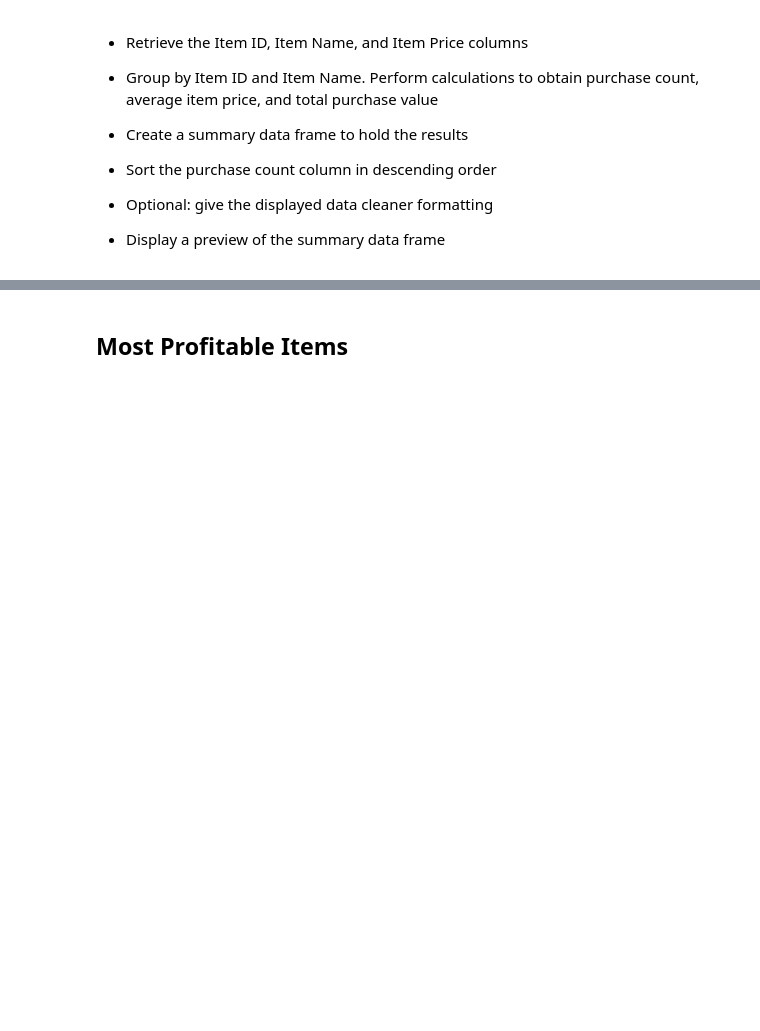
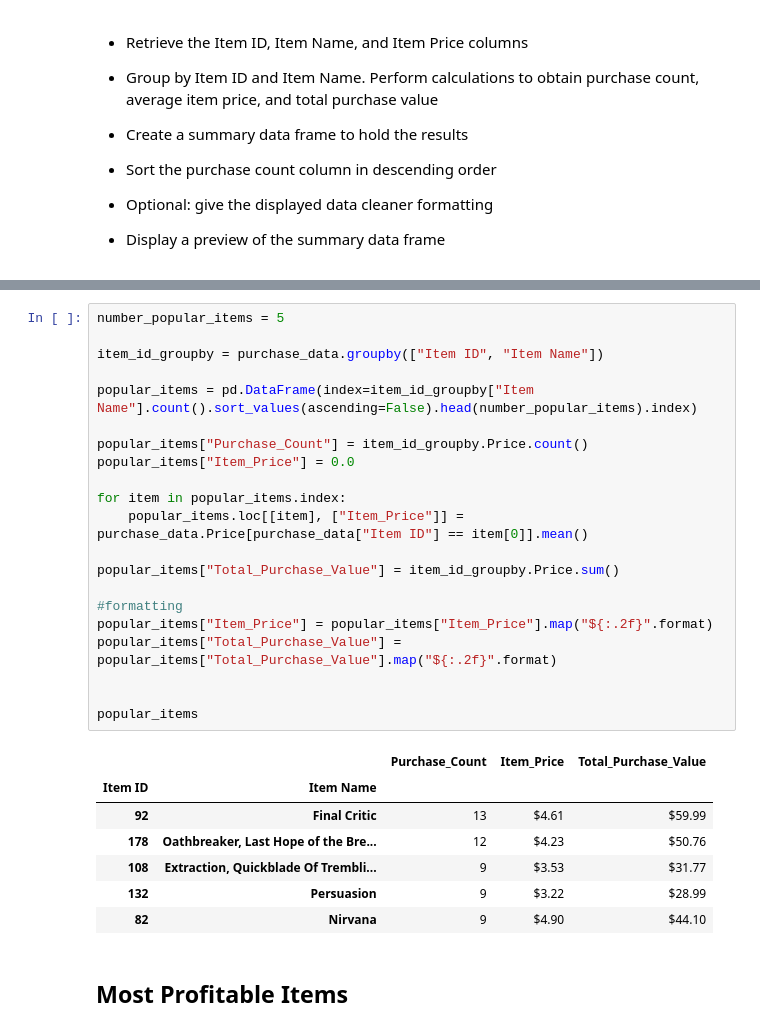
Before and after one commit to jordanroessle/pandas-challenge, a Jupyter notebook: HeroesOfPymoli/HeroesOfPymoli_starter.ipynb, the cells around one changed output, grey strips where cells are left out. Drawn from its saved outputs; the diff is of its cells as text; blank space fills up the shorter version.

```diff
--- a/HeroesOfPymoli/HeroesOfPymoli_starter.ipynb
+++ b/HeroesOfPymoli/HeroesOfPymoli_starter.ipynb
@@ -274,3 +256,32 @@ age_analysis
+# %%
+number_popular_items = 5
+
+item_id_groupby = purchase_data.groupby(["Item ID", "Item Name"])
+
+popular_items = pd.DataFrame(index=item_id_groupby["Item Name"].count().sort_values(ascending=False).head(number_popular_items).index)
+
+popular_items["Purchase_Count"] = item_id_groupby.Price.count()
+popular_items["Item_Price"] = 0.0
+
+for item in popular_items.index:
+    popular_items.loc[[item], ["Item_Price"]] = purchase_data.Price[purchase_data["Item ID"] == item[0]].mean()
+
+popular_items["Total_Purchase_Value"] = item_id_groupby.Price.sum()
+
+#formatting
+popular_items["Item_Price"] = popular_items["Item_Price"].map("${:.2f}".format)
+popular_items["Total_Purchase_Value"] = popular_items["Total_Purchase_Value"].map("${:.2f}".format)
+
+
+popular_items
+# %% [output]
+|  |  | Purchase_Count | Item_Price | Total_Purchase_Value |
+| Item ID | Item Name |  |  |  |
+| 92 | Final Critic | 13 | $4.61 | $59.99 |
+| 178 | Oathbreaker, Last Hope of the Bre... | 12 | $4.23 | $50.76 |
+| 108 | Extraction, Quickblade Of Trembli... | 9 | $3.53 | $31.77 |
+| 132 | Persuasion | 9 | $3.22 | $28.99 |
+| 82 | Nirvana | 9 | $4.90 | $44.10 |
 # %% [markdown]
 ## Most Profitable Items
 # %% [markdown]
```
Also changed, not shown: parts of 9 cells of this notebook.
